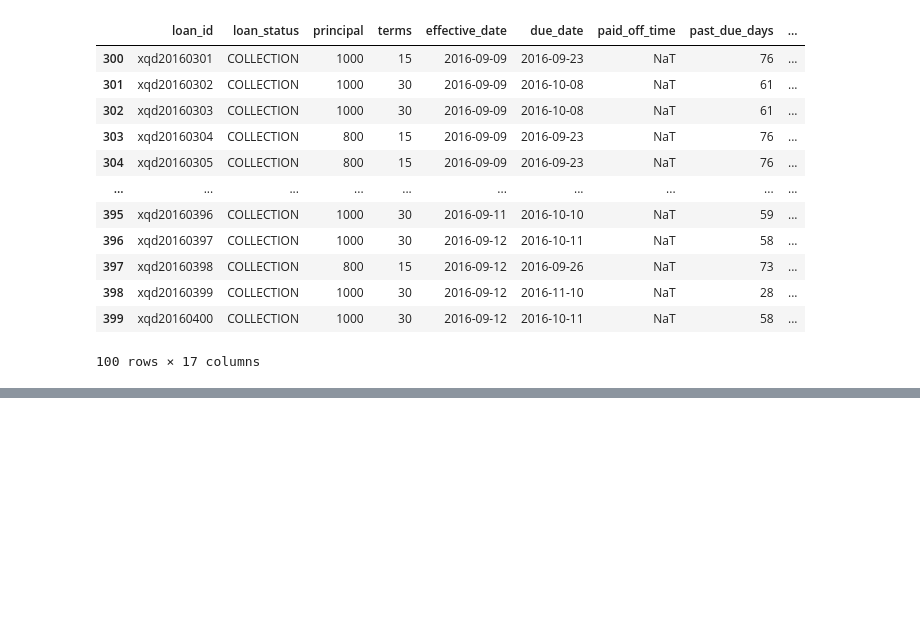
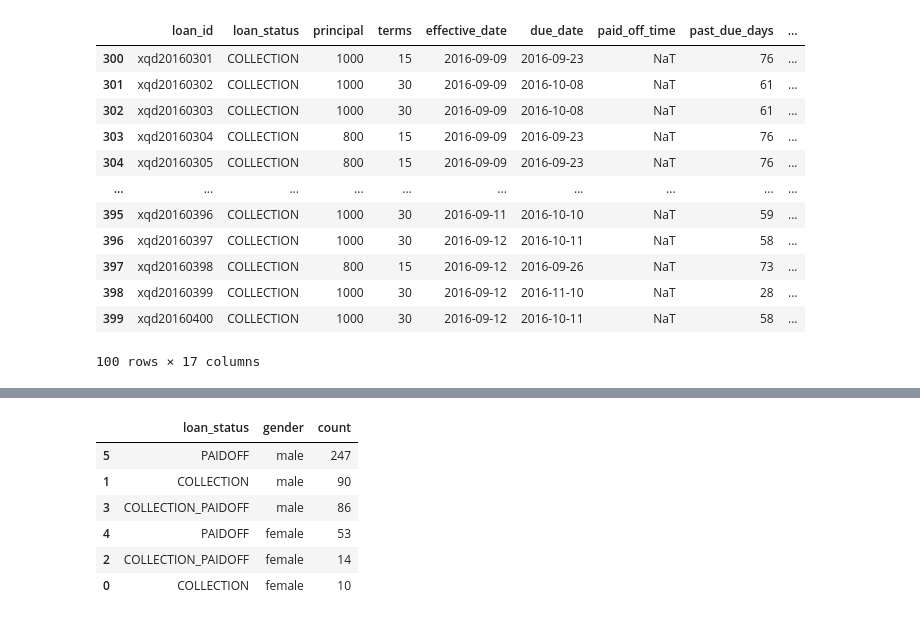
Before and after one commit to TelRich/Loan-Project, a Jupyter notebook: loan.ipynb, the cells around one changed output, grey strips where cells are left out. Cells and saved outputs as stored; diff of their text form; code cells hidden in the pictures; blank space fills up the shorter version.

```diff
--- a/loan.ipynb
+++ b/loan.ipynb
@@ -242,0 +256,12 @@ fig = px.bar(status_count, status_count.index, 'count')
+# %%
+stat_gen = ln_data.groupby(['loan_status', 'gender'])['loan_id'].count().reset_index(name='count')\
+    .sort_values('count', ascending=False)
+stat_gen
+# %% [output]
+|  | loan_status | gender | count |
+| 5 | PAIDOFF | male | 247 |
+| 1 | COLLECTION | male | 90 |
+| 3 | COLLECTION_PAIDOFF | male | 86 |
+| 4 | PAIDOFF | female | 53 |
+| 2 | COLLECTION_PAIDOFF | female | 14 |
+| 0 | COLLECTION | female | 10 |
```
Also changed, not shown: parts of 17 cells of this notebook.
